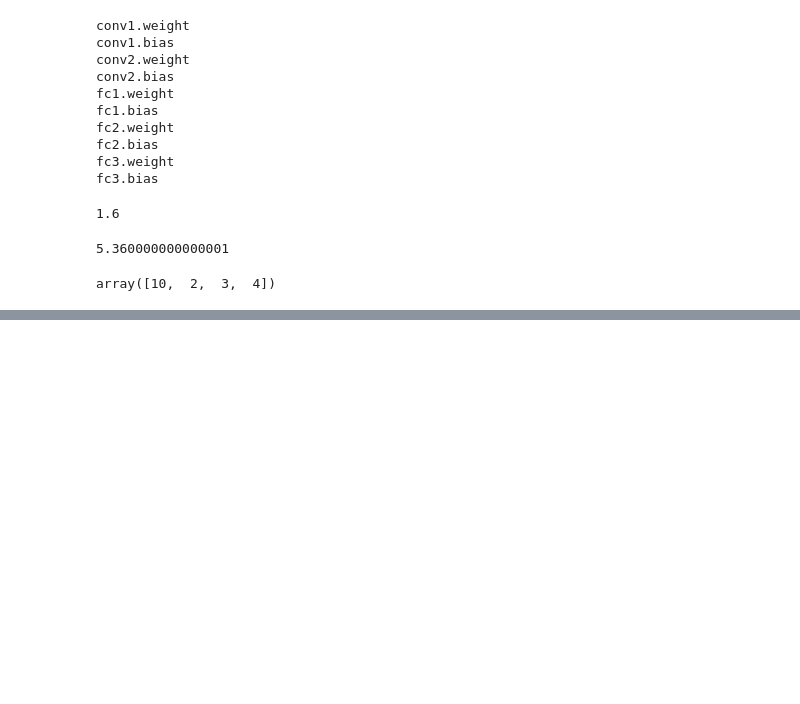
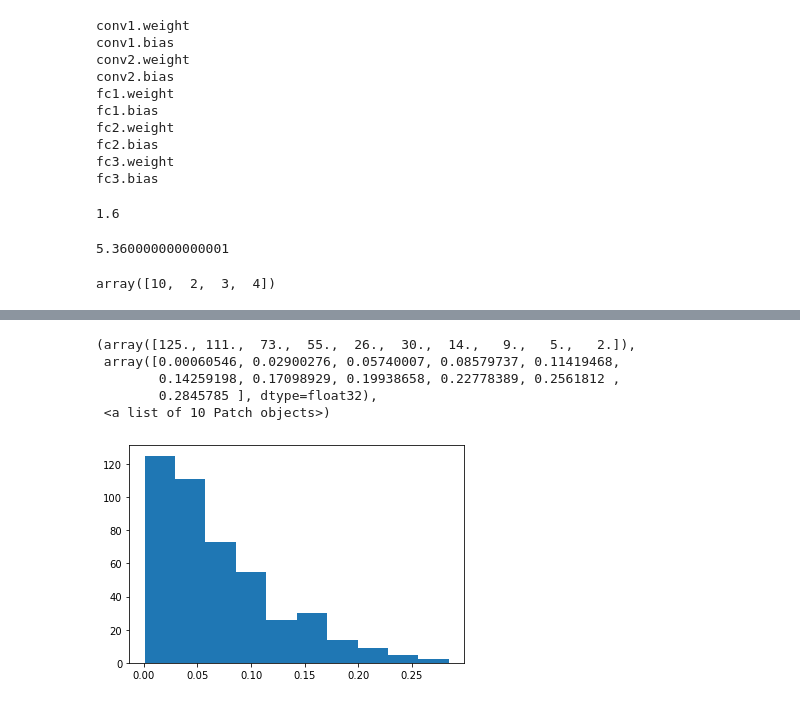
Before and after one commit to XinDongol/Octopy, a Jupyter notebook: code/lab.ipynb, the cells around one changed output, grey strips where cells are left out. Cells and saved outputs as stored; diff of their text form; code cells hidden in the pictures; blank space fills up the shorter version.

```diff
--- a/code/lab.ipynb
+++ b/code/lab.ipynb
@@ -137,0 +163,9 @@ haha
+# %%
+plt.hist(abs(mean_conv1-all_conv1[0]).ravel())
+# %% [output]
+(array([125., 111.,  73.,  55.,  26.,  30.,  14.,   9.,   5.,   2.]),
+ array([0.00060546, 0.02900276, 0.05740007, 0.08579737, 0.11419468,
+        0.14259198, 0.17098929, 0.19938658, 0.22778389, 0.2561812 ,
+        0.2845785 ], dtype=float32),
+ <a list of 10 Patch objects>)
+[figure, added]
```
Also changed, not shown: parts of 13 cells of this notebook, 6 other files.
